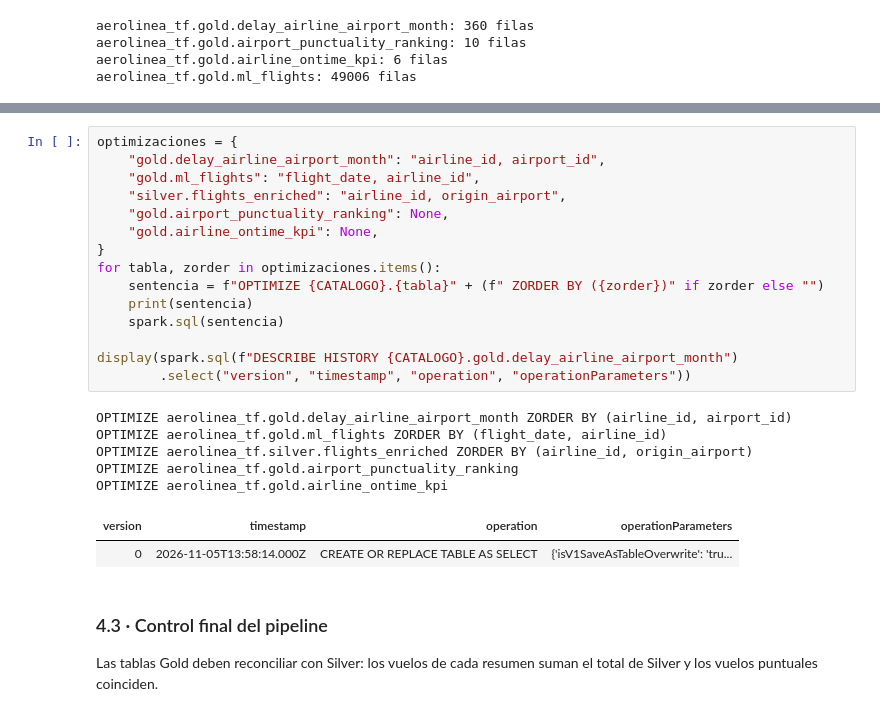
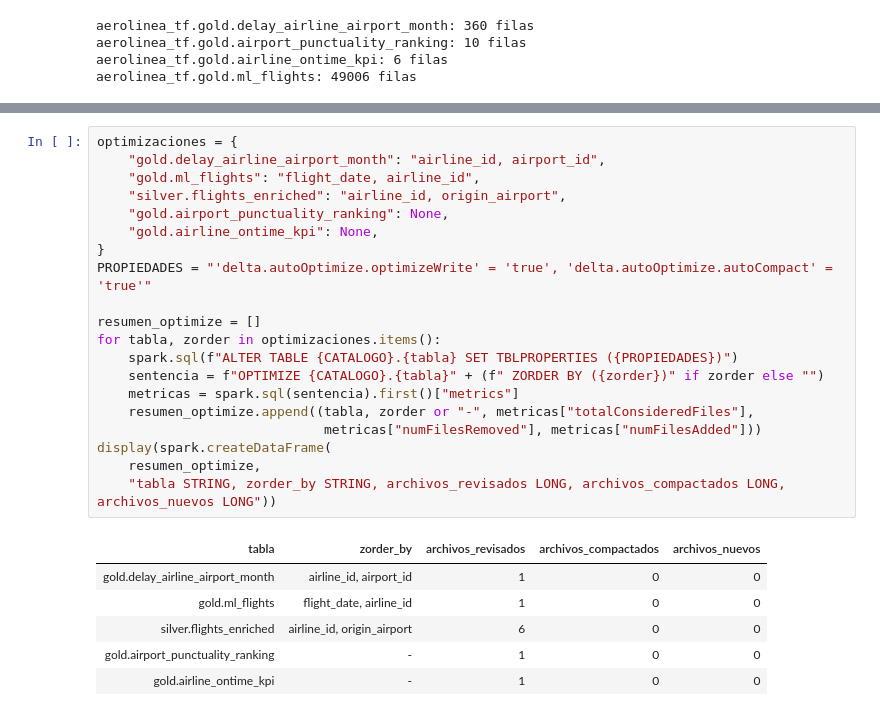
Before and after one commit to Johan0425/Sesion1_Esp, a Jupyter notebook: Entrega_Final/notebooks_resultados/01_Pipeline_Vuelos_Apartados_1-4.ipynb, the cells around one changed output, grey strips where cells are left out. Drawn from its saved outputs; the diff is of its cells as text.

Commit message:
Entrega final: notebook ejecutado con la optimización Delta y captura del historial

```diff
--- a/Entrega_Final/notebooks_resultados/01_Pipeline_Vuelos_Apartados_1-4.ipynb
+++ b/Entrega_Final/notebooks_resultados/01_Pipeline_Vuelos_Apartados_1-4.ipynb
@@ -754,26 +752,27 @@ aerolinea_tf.gold.ml_flights: 49006 filas
 # %%
 optimizaciones = {
     "gold.delay_airline_airport_month": "airline_id, airport_id",
     "gold.ml_flights": "flight_date, airline_id",
     "silver.flights_enriched": "airline_id, origin_airport",
     "gold.airport_punctuality_ranking": None,
     "gold.airline_ontime_kpi": None,
 }
+PROPIEDADES = "'delta.autoOptimize.optimizeWrite' = 'true', 'delta.autoOptimize.autoCompact' = 'true'"
+
+resumen_optimize = []
 for tabla, zorder in optimizaciones.items():
+    spark.sql(f"ALTER TABLE {CATALOGO}.{tabla} SET TBLPROPERTIES ({PROPIEDADES})")
     sentencia = f"OPTIMIZE {CATALOGO}.{tabla}" + (f" ZORDER BY ({zorder})" if zorder else "")
-    print(sentencia)
-    spark.sql(sentencia)
-
-display(spark.sql(f"DESCRIBE HISTORY {CATALOGO}.gold.delay_airline_airport_month")
-        .select("version", "timestamp", "operation", "operationParameters"))
+    metricas = spark.sql(sentencia).first()["metrics"]
+    resumen_optimize.append((tabla, zorder or "-", metricas["totalConsideredFiles"],
+                             metricas["numFilesRemoved"], metricas["numFilesAdded"]))
+display(spark.createDataFrame(
+    resumen_optimize,
+    "tabla STRING, zorder_by STRING, archivos_revisados LONG, archivos_compactados LONG, archivos_nuevos LONG"))
 # %% [output]
-OPTIMIZE aerolinea_tf.gold.delay_airline_airport_month ZORDER BY (airline_id, airport_id)
-OPTIMIZE aerolinea_tf.gold.ml_flights ZORDER BY (flight_date, airline_id)
-OPTIMIZE aerolinea_tf.silver.flights_enriched ZORDER BY (airline_id, origin_airport)
-OPTIMIZE aerolinea_tf.gold.airport_punctuality_ranking
-OPTIMIZE aerolinea_tf.gold.airline_ontime_kpi
-| version | timestamp | operation | operationParameters |
-| 0 | 2026-11-05T13:58:14.000Z | CREATE OR REPLACE TABLE AS SELECT | {'isV1SaveAsTableOverwrite': 'tru... |
+| tabla | zorder_by | archivos_revisados | archivos_compactados | archivos_nuevos |
+| gold.delay_airline_airport_month | airline_id, airport_id | 1 | 0 | 0 |
+| gold.ml_flights | flight_date, airline_id | 1 | 0 | 0 |
+| silver.flights_enriched | airline_id, origin_airport | 6 | 0 | 0 |
+| gold.airport_punctuality_ranking | - | 1 | 0 | 0 |
+| gold.airline_ontime_kpi | - | 1 | 0 | 0 |
-# %% [markdown]
-### 4.3 · Control final del pipeline
-Las tablas Gold deben reconciliar con Silver: los vuelos de cada resumen suman el total de Silver y los vuelos puntuales coinciden.
```
Also changed, not shown: parts of 9 cells of this notebook, 2 other files.
